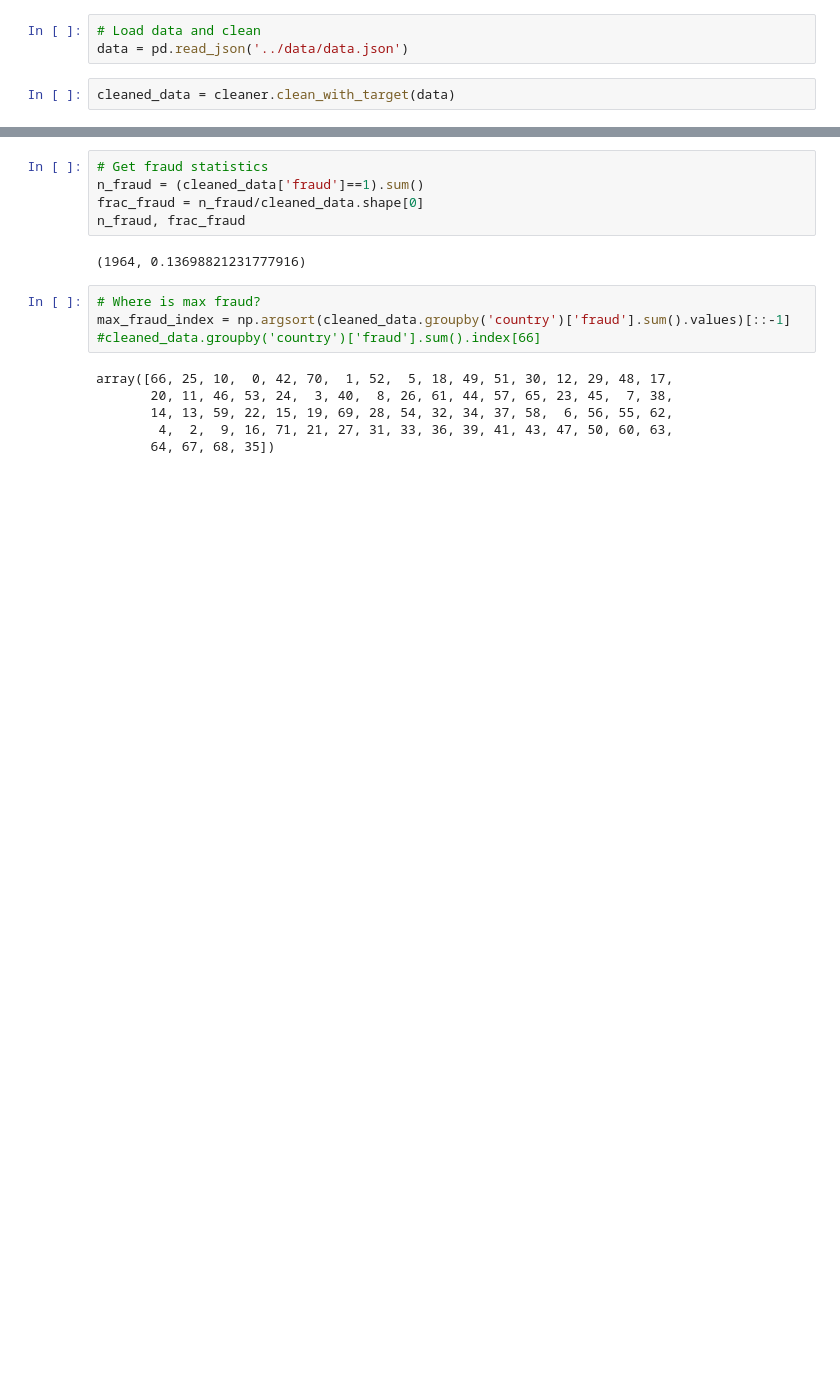
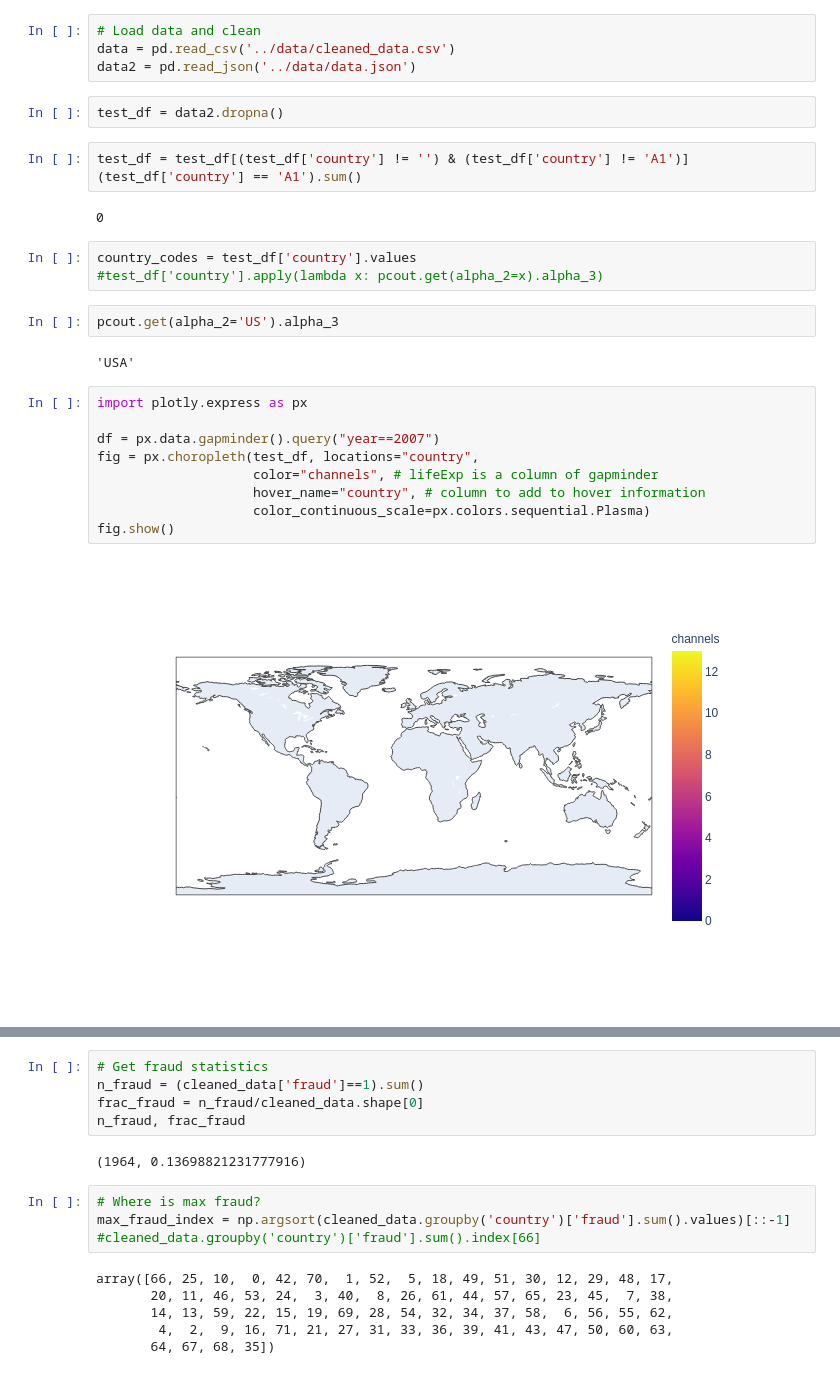
Before and after one commit to mkpetterson/Fraud_Detection, a Jupyter notebook: notebooks/Choropleth.ipynb, the cells around one changed output, grey strips where cells are left out. Saved outputs shown, nothing was run; the diff lists cells and outputs as text; blank space fills up the shorter version.

```diff
--- a/notebooks/Choropleth.ipynb
+++ b/notebooks/Choropleth.ipynb
@@ -22,6 +23,30 @@ The autoreload extension is already loaded. To reload it, use:
   %reload_ext autoreload
 # %%
 # Load data and clean
-data = pd.read_json('../data/data.json')
+data = pd.read_csv('../data/cleaned_data.csv')
+data2 = pd.read_json('../data/data.json')
-# %%
-cleaned_data = cleaner.clean_with_target(data)
+# %%
+test_df = data2.dropna()
+# %%
+test_df = test_df[(test_df['country'] != '') & (test_df['country'] != 'A1')]
+(test_df['country'] == 'A1').sum()
+# %% [output]
+0
+# %%
+country_codes = test_df['country'].values
+#test_df['country'].apply(lambda x: pcout.get(alpha_2=x).alpha_3)
+# %%
+pcout.get(alpha_2='US').alpha_3
+# %% [output]
+'USA'
+# %%
+import plotly.express as px
+
+df = px.data.gapminder().query("year==2007")
+fig = px.choropleth(test_df, locations="country",
+                    color="channels", # lifeExp is a column of gapminder
+                    hover_name="country", # column to add to hover information
+                    color_continuous_scale=px.colors.sequential.Plasma)
+fig.show()
+# %% [output]
+[figure, added]
```
Also changed, not shown: parts of 7 cells of this notebook, 2 other files.
